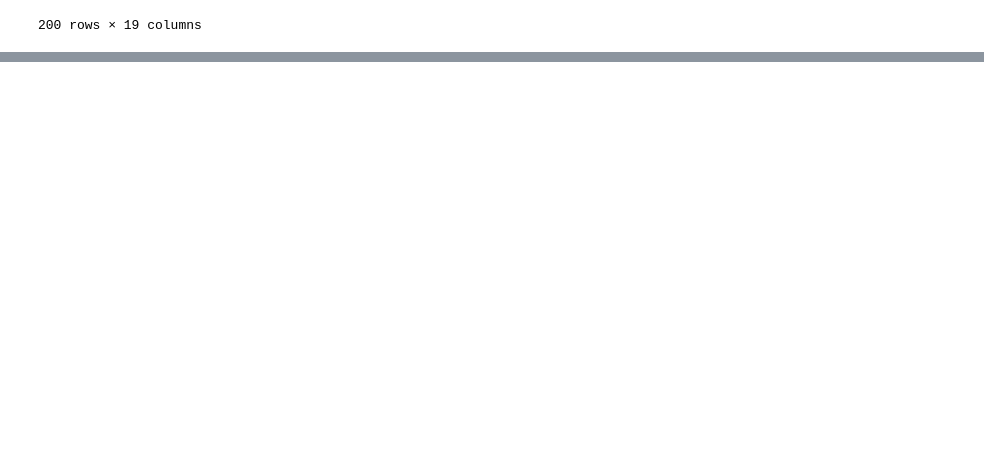
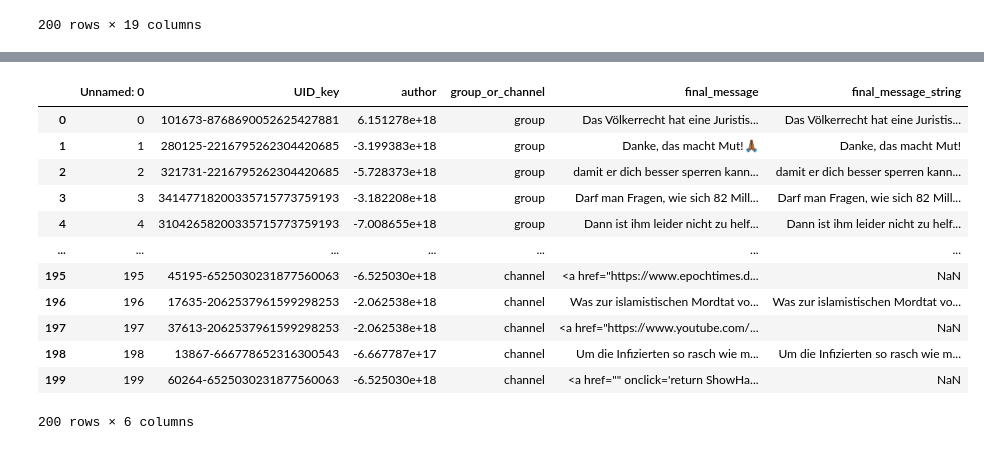
Before and after one commit to krugeremily/DAEGC_Conspiratorial_Actor_Typology, a Jupyter notebook: notebooks/Building Code for Scripts.ipynb, the cells around one changed output, grey strips where cells are left out. Saved outputs shown, nothing was run; the diff lists cells and outputs as text; code cells hidden in the pictures; blank space fills up the shorter version.

```diff
--- a/notebooks/Building Code for Scripts.ipynb
+++ b/notebooks/Building Code for Scripts.ipynb
@@ -625,0 +761,18 @@ sample
+# %%
+test = pd.read_csv('../data/samples/messages_sample_200.csv.gzip', compression = 'gzip')
+# %%
+test
+# %% [output]
+|  | Unnamed: 0 | UID_key | author | group_or_channel | final_message | final_message_string |
+| 0 | 0 | 101673-8768690052625427881 | 6.151278e+18 | group | Das Völkerrecht hat eine Juristis... | Das Völkerrecht hat eine Juristis... |
+| 1 | 1 | 280125-2216795262304420685 | -3.199383e+18 | group | Danke, das macht Mut!🙏🏾 | Danke, das macht Mut! |
+| 2 | 2 | 321731-2216795262304420685 | -5.728373e+18 | group | damit er dich besser sperren kann... | damit er dich besser sperren kann... |
+| 3 | 3 | 34147718200335715773759193 | -3.182208e+18 | group | Darf man Fragen, wie sich 82 Mill... | Darf man Fragen, wie sich 82 Mill... |
+| 4 | 4 | 31042658200335715773759193 | -7.008655e+18 | group | Dann ist ihm leider nicht zu helf... | Dann ist ihm leider nicht zu helf... |
+| ... | ... | ... | ... | ... | ... | ... |
+| 195 | 195 | 45195-6525030231877560063 | -6.525030e+18 | channel | <a href="https://www.epochtimes.d... | NaN |
+| 196 | 196 | 17635-2062537961599298253 | -2.062538e+18 | channel | Was zur islamistischen Mordtat vo... | Was zur islamistischen Mordtat vo... |
+| 197 | 197 | 37613-2062537961599298253 | -2.062538e+18 | channel | <a href="https://www.youtube.com/... | NaN |
+| 198 | 198 | 13867-666778652316300543 | -6.667787e+17 | channel | Um die Infizierten so rasch wie m... | Um die Infizierten so rasch wie m... |
+| 199 | 199 | 60264-6525030231877560063 | -6.525030e+18 | channel | <a href="" onclick='return ShowHa... | NaN |
+200 rows × 6 columns
```
Also changed, not shown: parts of 31 cells of this notebook, 10 other files.
